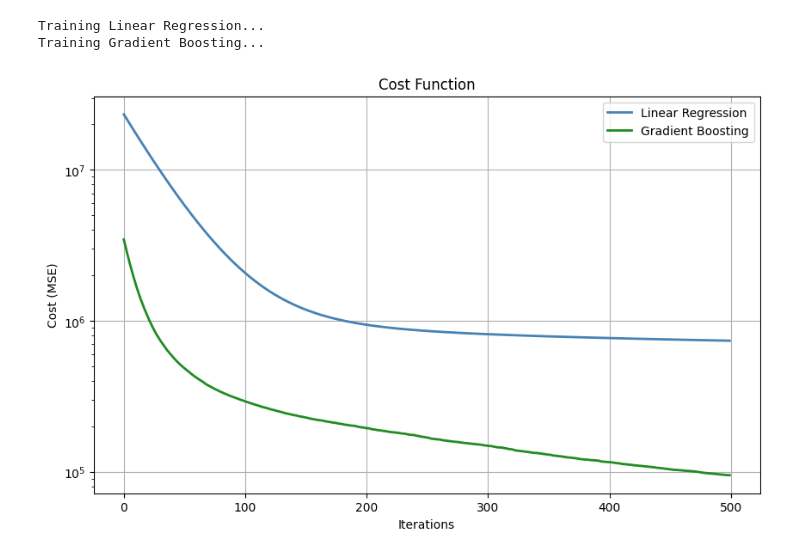
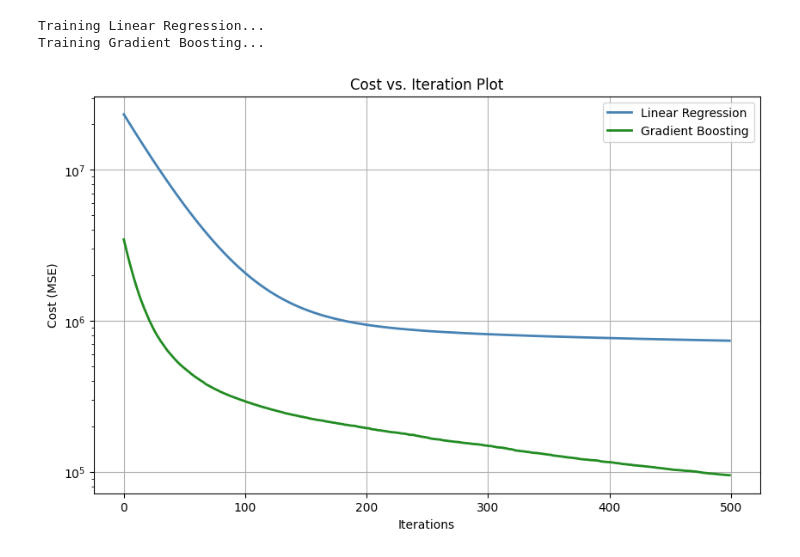
Before and after one commit to starwar12/MachineLearningTask, a Jupyter notebook: cost_function.ipynb, the cells around one changed output. Saved outputs shown, nothing was run; the diff lists cells and outputs as text; code cells hidden in the pictures.

Commit message:
plot name change

```diff
--- a/cost_function.ipynb
+++ b/cost_function.ipynb
@@ -77,32 +77,32 @@ gb_iterations = 500
 
 gb_model = GradientBoostingRegressor(
     n_estimators=gb_iterations,
     learning_rate=0.05,
     max_depth=3,
     random_state=42,
     loss='squared_error' # equivalent to MSE
 )
 
 gb_model.fit(X_np, y_np.ravel())
 
 gb_cost_history = gb_model.train_score_
 
 plt.figure(figsize=(10, 6))
 
 
 plt.plot(range(len(lr_cost_history)), [x * 2 for x in lr_cost_history], label='Linear Regression', color='#4682B4', linewidth=2)
 
 
 plt.plot(range(len(gb_cost_history)), gb_cost_history, label='Gradient Boosting', color='#228B22', linewidth=2)
 
-plt.title('Cost Function')
+plt.title('Cost vs. Iteration Plot')
 plt.xlabel('Iterations')
 plt.ylabel('Cost (MSE)')
 plt.legend()
 plt.grid(True)
 plt.yscale('log')
 plt.show()
 # %% [output]
 Training Linear Regression...
 Training Gradient Boosting...
-[figure, old version]
+[figure, new version]
```
